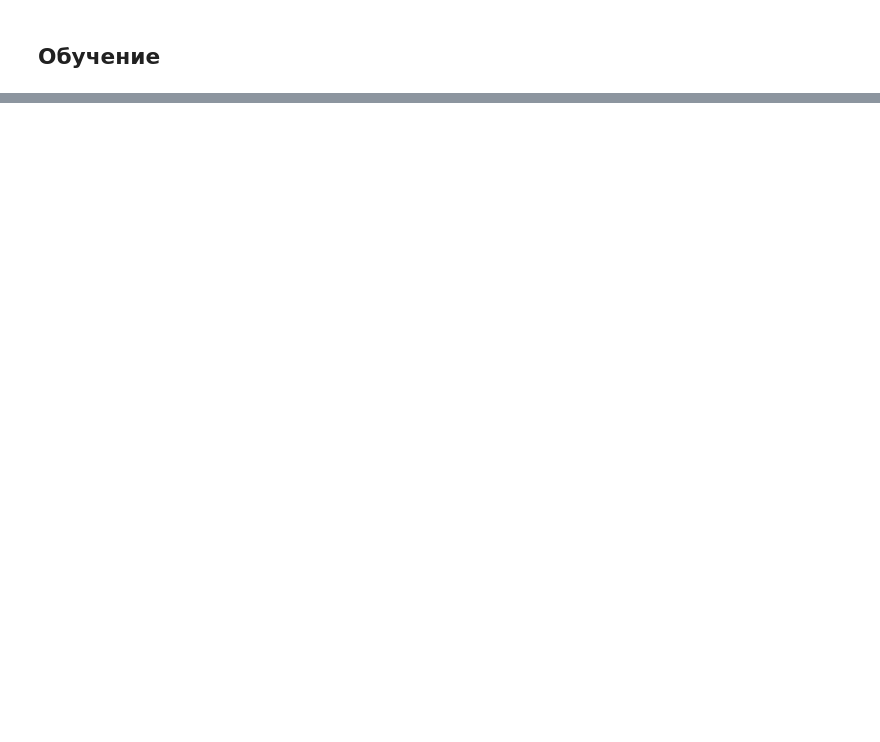
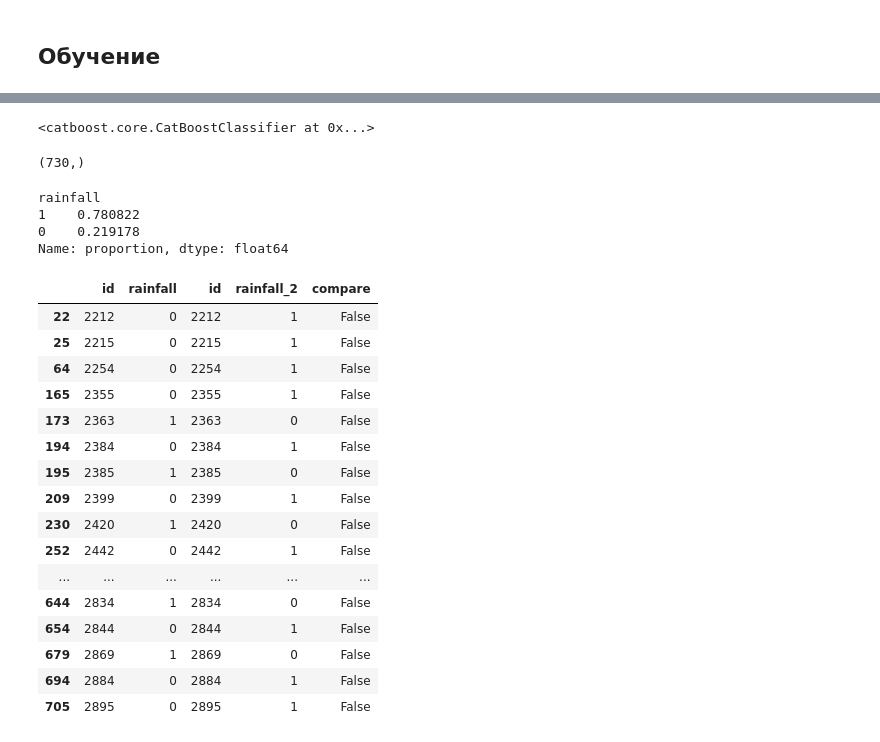
Before and after one commit to barbak11/rainfall_prediction, a Jupyter notebook: rainfall.ipynb, the cells around one changed output, grey strips where cells are left out. Cells and saved outputs as stored; diff of their text form; code cells hidden in the pictures; blank space fills up the shorter version.

```diff
--- a/rainfall.ipynb
+++ b/rainfall.ipynb
@@ -577,0 +732,8 @@ NameError: name 'algorithm_name' is not defined
+# %%
+x_train_full = pd.concat([x_train, x_val, x_test])
+y_train_full = pd.concat([y_train, y_val, y_test])
+
+# best_model.fit(x_train_full, y_train_full)
+best_model.fit(x_train, y_train)
+# %% [output]
+<catboost.core.CatBoostClassifier at 0x...>
@@ -577,0 +746,4 @@ NameError: name 'algorithm_name' is not defined
+# %%
+y_pred.shape
+# %% [output]
+(730,)
@@ -577,0 +754,34 @@ NameError: name 'algorithm_name' is not defined
+# %%
+sample_submission['rainfall'].value_counts(normalize=True)
+# %% [output]
+rainfall
+1    0.780822
+0    0.219178
+Name: proportion, dtype: float64
+# %%
+sample_submission_1 = pd.read_csv('predicts/v1.csv')
+sample_submission_2 = pd.read_csv('predicts/v2.csv')
+sample_submission_2 = sample_submission_2.rename(columns={'rainfall':'rainfall_2'})
+
+sample_submission_full = pd.concat([sample_submission_1, sample_submission_2], axis=1)
+sample_submission_full['compare'] = sample_submission_full['rainfall'] == sample_submission_full['rainfall_2']
+# %%
+sample_submission_full[sample_submission_full['compare']==False]
+# %% [output]
+|  | id | rainfall | id | rainfall_2 | compare |
+| 22 | 2212 | 0 | 2212 | 1 | False |
+| 25 | 2215 | 0 | 2215 | 1 | False |
+| 64 | 2254 | 0 | 2254 | 1 | False |
+| 165 | 2355 | 0 | 2355 | 1 | False |
+| 173 | 2363 | 1 | 2363 | 0 | False |
+| 194 | 2384 | 0 | 2384 | 1 | False |
+| 195 | 2385 | 1 | 2385 | 0 | False |
+| 209 | 2399 | 0 | 2399 | 1 | False |
+| 230 | 2420 | 1 | 2420 | 0 | False |
+| 252 | 2442 | 0 | 2442 | 1 | False |
+| ... | ... | ... | ... | ... | ... |
+| 644 | 2834 | 1 | 2834 | 0 | False |
+| 654 | 2844 | 0 | 2844 | 1 | False |
+| 679 | 2869 | 1 | 2869 | 0 | False |
+| 694 | 2884 | 0 | 2884 | 1 | False |
+| 705 | 2895 | 0 | 2895 | 1 | False |
```
Also changed, not shown: parts of 27 cells of this notebook.
